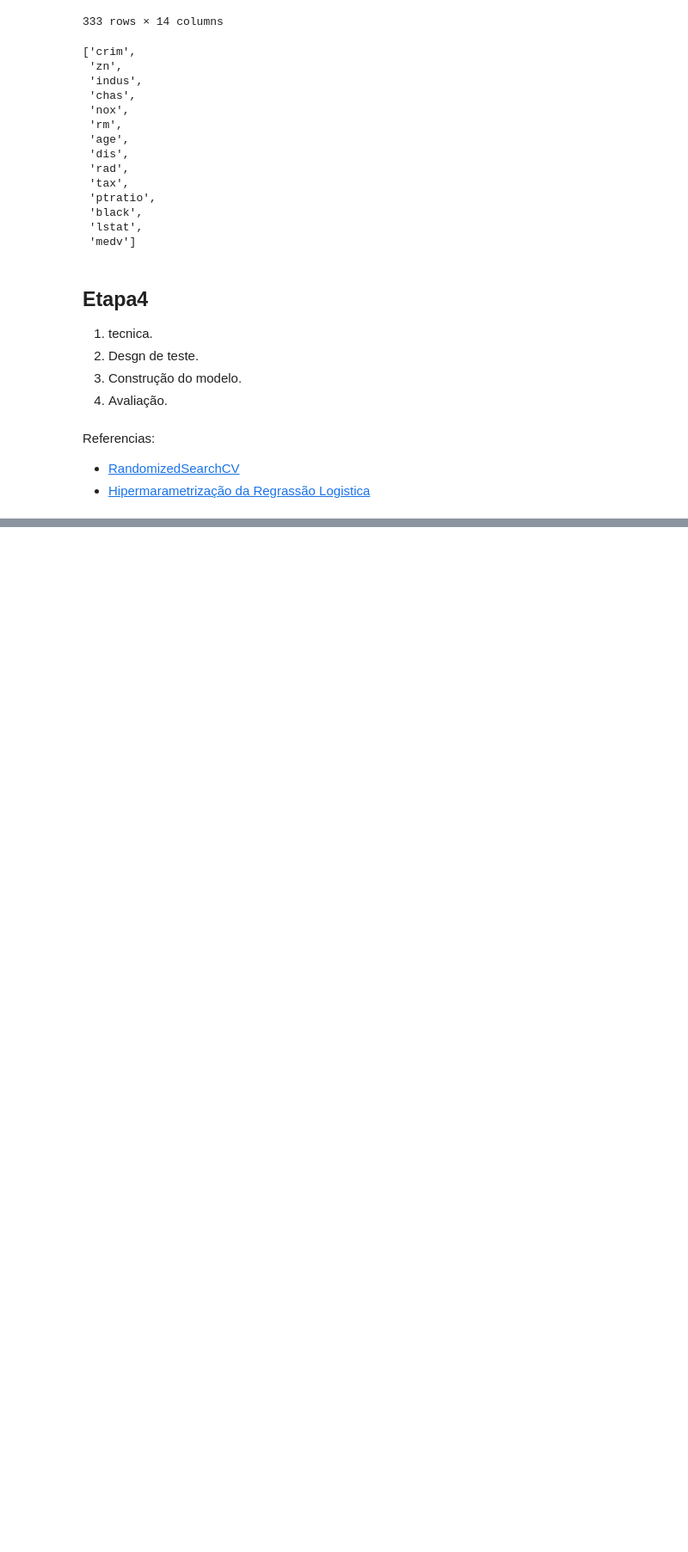
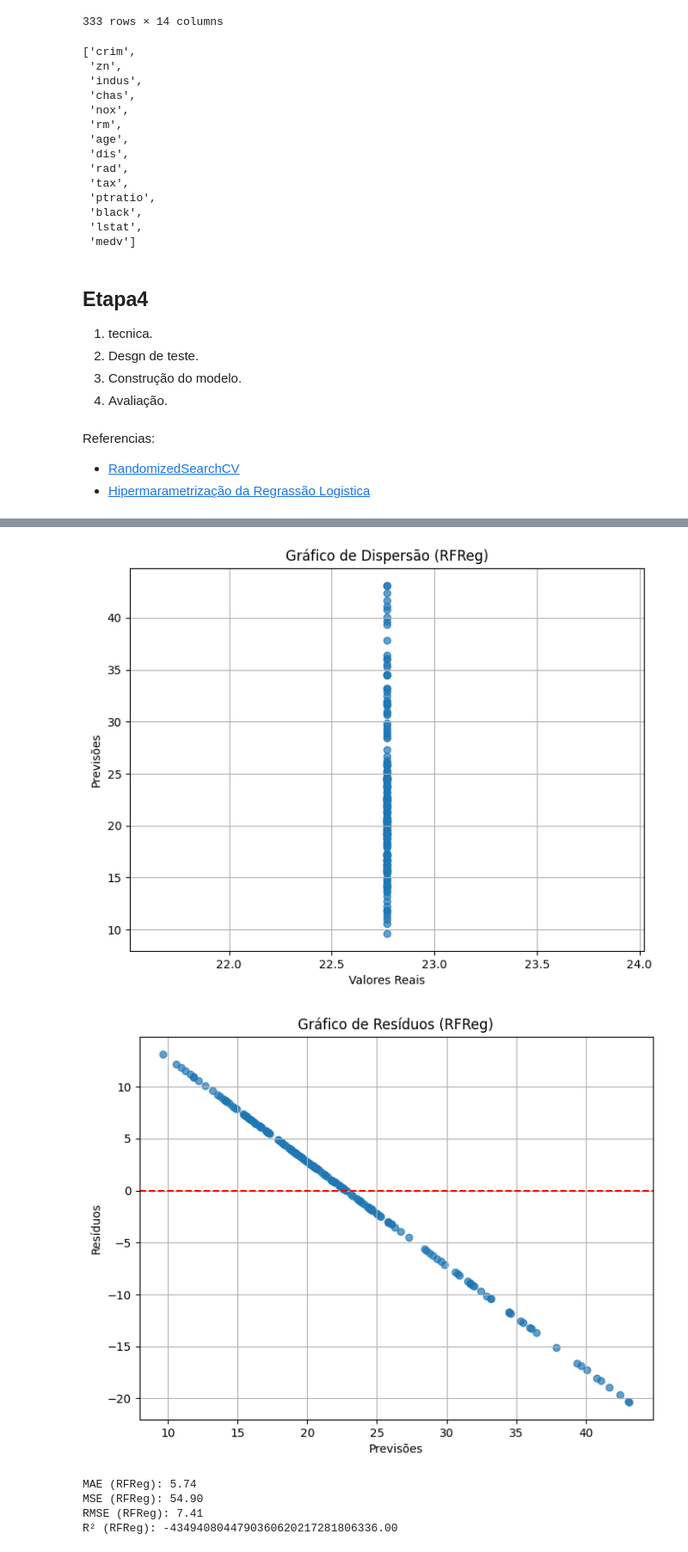
Before and after one commit to mayconbaptista/upsolving_kaggle, a Jupyter notebook: boston_housing/solution.ipynb, the cells around one changed output, grey strips where cells are left out. Shown: that part at 86% size. Saved outputs shown, nothing was run; the diff lists cells and outputs as text; code cells hidden in the pictures; blank space fills up the shorter version.

```diff
--- a/boston_housing/solution.ipynb
+++ b/boston_housing/solution.ipynb
@@ -277,13 +281,10 @@ from sklearn.linear_model import LinearRegression
 from sklearn.svm import SVR
 import lightgbm
 from sklearn.model_selection import RandomizedSearchCV
-from sklearn.metrics import accuracy_score, mean_squared_error
 from sklearn.datasets import make_circles, make_classification, make_moons
 from sklearn.discriminant_analysis import QuadraticDiscriminantAnalysis
 from sklearn.gaussian_process.kernels import RBF
 from sklearn.inspection import DecisionBoundaryDisplay
-from sklearn.model_selection import train_test_split
-from sklearn.pipeline import make_pipeline
 from sklearn.preprocessing import StandardScaler
 from sklearn.svm import SVC
 import numpy as np
@@ -313,7 +314,8 @@ models = [
     )
 ]
 
-results = pd.DataFrame()
+y_models = pd.DataFrame()
+y_models['medv'] = y_teste
 
 for name, clf, paramss in models:
 
@@ -327,8 +329,6 @@ for name, clf, paramss in models:
 
     algritm.best_params_
 
-    results[name] = y_pred
-
-    print(f'RME {round(mean_squared_error(y_teste,y_pred), 2)} params {algritm.best_params_}')
+    y_models[name] = y_pred
 # %% [output]
 RFReg
@@ -337,0 +385,53 @@ RME 63.17 params {'n_jobs': 5, 'fit_intercept': True, 'copy_X': False}
+# %%
+import pandas as pd
+import matplotlib.pyplot as plt
+from sklearn.metrics import mean_absolute_error, mean_squared_error, r2_score
+from sklearn.preprocessing import LabelEncoder
+
+# Suponha que você tenha um DataFrame chamado 'df' com as previsões dos algoritmos
+# e um DataFrame 'y_models['medv'].to_numpy()' com os valores reais
+
+# Loop para percorrer cada coluna do DataFrame 'df'
+for col in y_models.drop(columns=['medv']).columns:
+    y_pred = y_models[col]
+
+    # Calcular as métricas
+    mae = mean_absolute_error(y_models['medv'].to_numpy(), y_pred)
+    mse = mean_squared_error(y_models['medv'].to_numpy(), y_pred)
+    rmse = mean_squared_error(y_models['medv'].to_numpy(), y_pred, squared=False)
+    r2 = r2_score(y_models['medv'].to_numpy(), y_pred)
+
+    # Plotar gráfico de dispersão
+    plt.figure(figsize=(8, 6))
+    plt.scatter(y_models['medv'].to_numpy(), y_pred, alpha=0.7)
+    plt.title(f'Gráfico de Dispersão ({col})')
+    plt.xlabel('Valores Reais')
+    plt.ylabel('Previsões')
+    plt.grid(True)
+    plt.show()
+
+    # Plotar gráfico de resíduos
+    plt.figure(figsize=(8, 6))
+    residuals = y_models['medv'].to_numpy() - y_pred
+    plt.scatter(y_pred, residuals, alpha=0.7)
+    plt.title(f'Gráfico de Resíduos ({col})')
+    plt.xlabel('Previsões')
+    plt.ylabel('Resíduos')
+    plt.axhline(y=0, color='r', linestyle='--')
+    plt.grid(True)
+    plt.show()
+
+    # Outros gráficos e métricas podem ser adicionados aqui
+
+    # Imprimir métricas
+    print(f'MAE ({col}): {mae:.2f}')
+    print(f'MSE ({col}): {mse:.2f}')
+    print(f'RMSE ({col}): {rmse:.2f}')
+    print(f'R² ({col}): {r2:.2f}')
+# %% [output]
+[figure, added]
+[figure, added]
+MAE (RFReg): 5.74
+MSE (RFReg): 54.90
+RMSE (RFReg): 7.41
+R² (RFReg): -4349408044790360620217281806336.00
```
Also changed, not shown: parts of 8 cells of this notebook, 3 other files.
